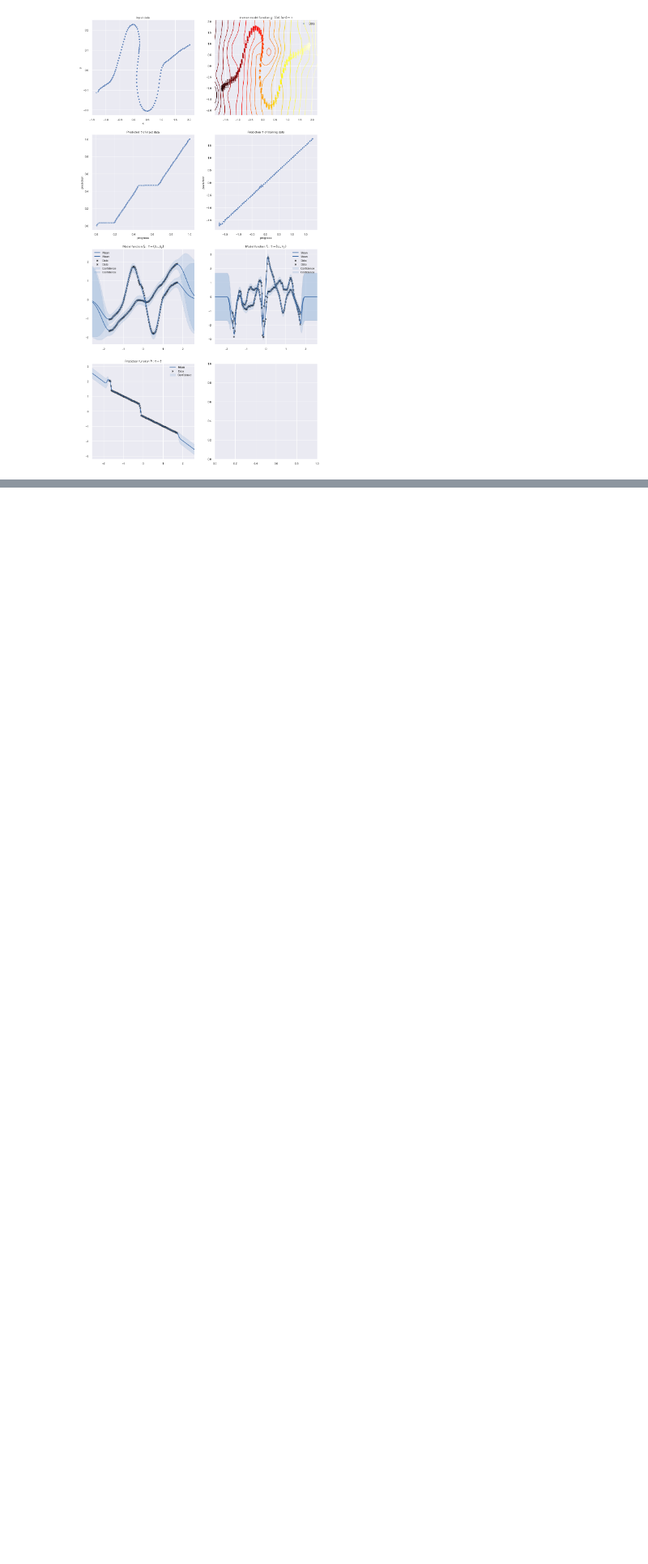
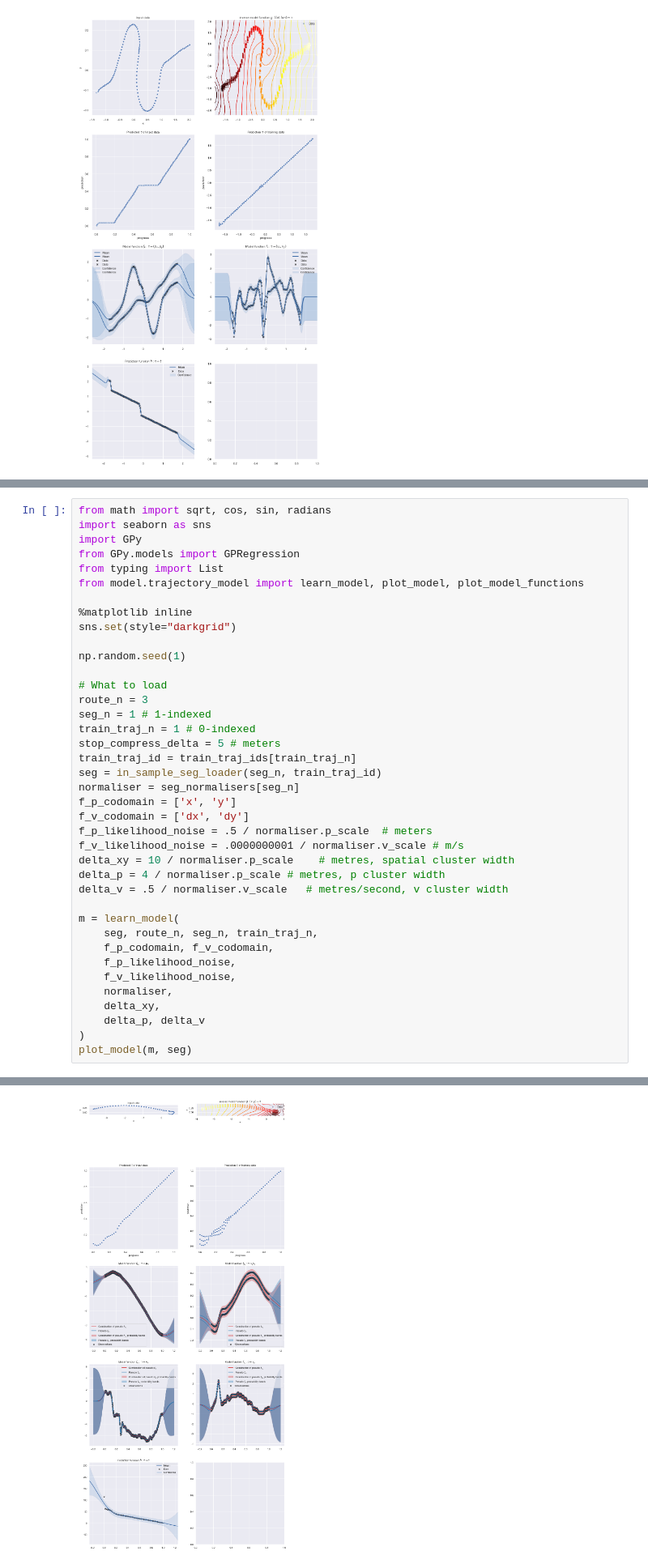
Before and after one commit to SebastianCallh/master-thesis, a Jupyter notebook: model/plotting.ipynb, the cells around one changed output, grey strips where cells are left out. Shown at 81% size. Cells and saved outputs as stored; diff of their text form; blank space fills up the shorter version.

```diff
--- a/model/plotting.ipynb
+++ b/model/plotting.ipynb
@@ -461,0 +510,40 @@ Updates: True
+# %%
+from math import sqrt, cos, sin, radians
+import seaborn as sns
+import GPy
+from GPy.models import GPRegression
+from typing import List
+from model.trajectory_model import learn_model, plot_model, plot_model_functions
+
+%matplotlib inline
+sns.set(style="darkgrid")
+
+np.random.seed(1)
+
+# What to load
+route_n = 3
+seg_n = 1 # 1-indexed
+train_traj_n = 1 # 0-indexed
+stop_compress_delta = 5 # meters
+train_traj_id = train_traj_ids[train_traj_n]
+seg = in_sample_seg_loader(seg_n, train_traj_id)
+normaliser = seg_normalisers[seg_n]
+f_p_codomain = ['x', 'y']
+f_v_codomain = ['dx', 'dy']
+f_p_likelihood_noise = .5 / normaliser.p_scale  # meters
+f_v_likelihood_noise = .0000000001 / normaliser.v_scale # m/s
+delta_xy = 10 / normaliser.p_scale    # metres, spatial cluster width
+delta_p = 4 / normaliser.p_scale # metres, p cluster width
+delta_v = .5 / normaliser.v_scale   # metres/second, v cluster width
+
+m = learn_model(
+    seg, route_n, seg_n, train_traj_n,
+    f_p_codomain, f_v_codomain,
+    f_p_likelihood_noise,
+    f_v_likelihood_noise,
+    normaliser,
+    delta_xy,
+    delta_p, delta_v
+)
+plot_model(m, seg)
+# %% [output]
@@ -461,0 +599 @@ Updates: True
+[figure, added]
```
Also changed, not shown: parts of 6 cells of this notebook, 18 other files.
